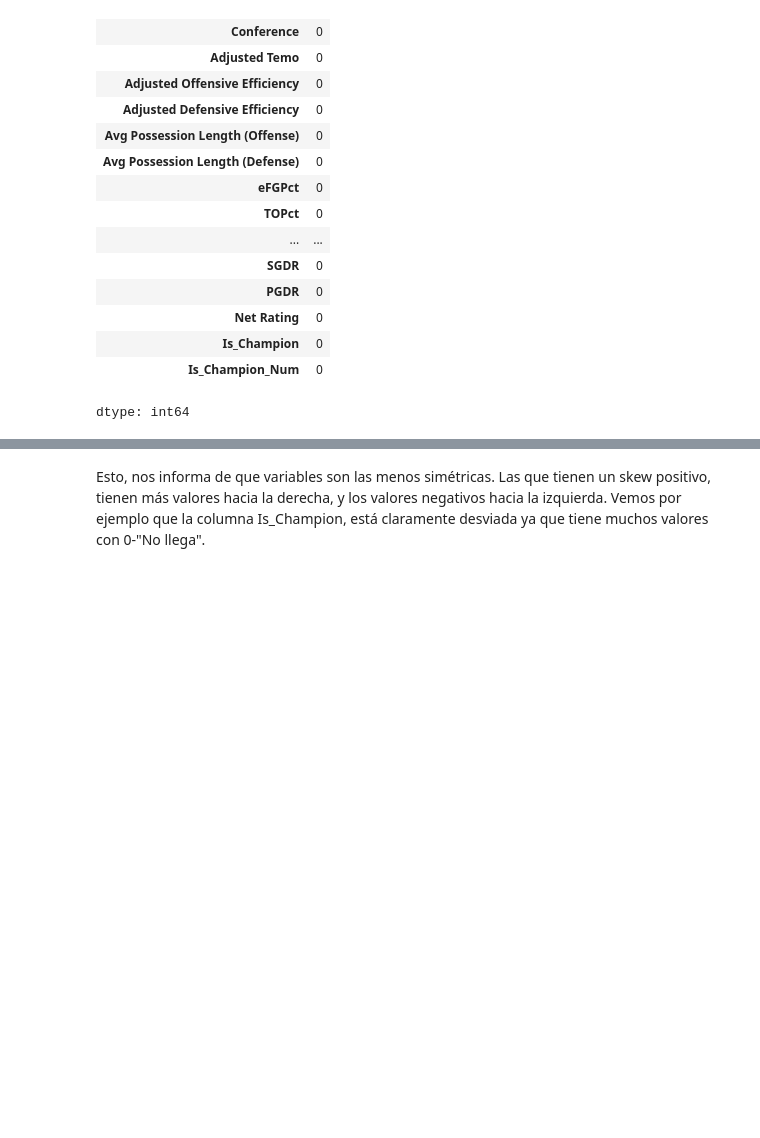
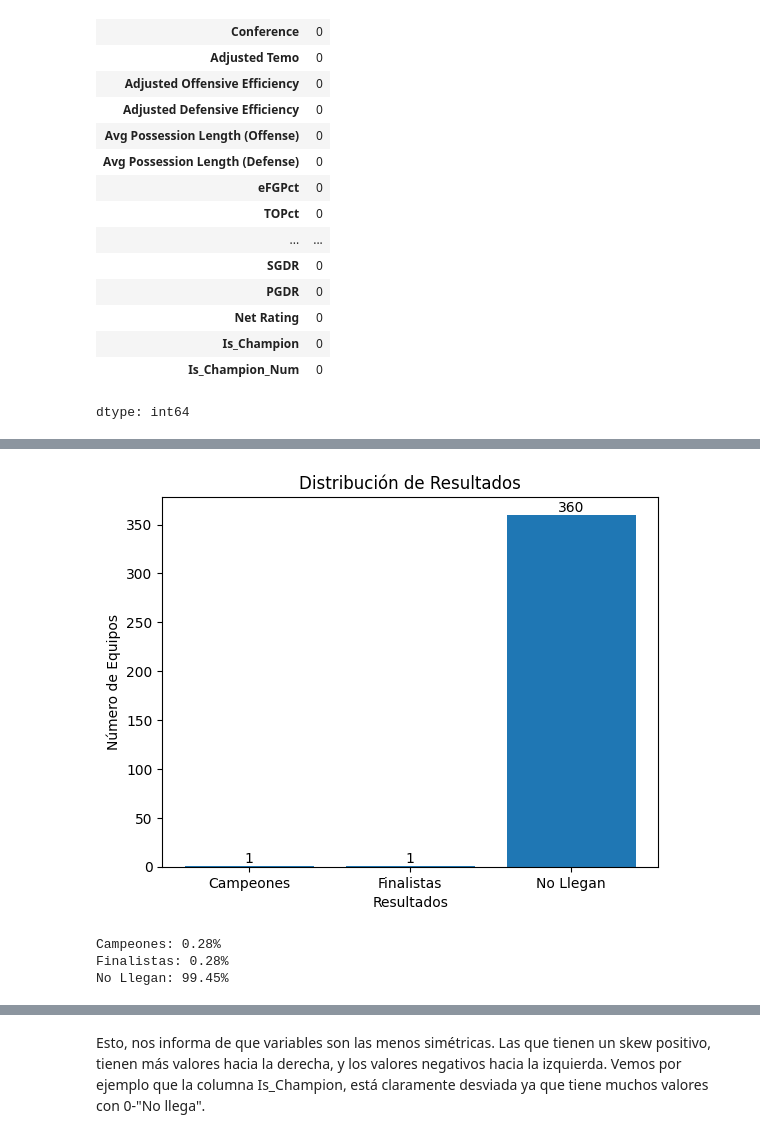
Before and after one commit to AlbertoVentura8/AnalisisDataset, a Jupyter notebook: MarchMad_Analisis.ipynb, the cells around one changed output, grey strips where cells are left out. Saved outputs shown, nothing was run; the diff lists cells and outputs as text; code cells hidden in the pictures; blank space fills up the shorter version.

```diff
--- a/MarchMad_Analisis.ipynb
+++ b/MarchMad_Analisis.ipynb
@@ -149,0 +260,43 @@ March_Madness_df.describe().transpose()
+# %%
+# Hacemos lo mismo solo para el 2024
+# Vamos a empezar con un gráfico donde se vea el % de campeones, de finalistas y de los que no llegan
+# Calcular el número total de equipos
+March_Madness_2024 = March_Madness_df[March_Madness_df['Season'] == 2024]
+total_equipos = len(March_Madness_2024)
+
+# Calcular el número de equipos con cada resultado
+campeones = (March_Madness_2024['Is_Champion'] == 'Si').sum()
+finalistas = (March_Madness_2024['Is_Champion'] == 'No').sum()
+no_llegan = (March_Madness_2024['Is_Champion'] == 'No Llega').sum()
+
+# Crear una lista con los resultados
+resultados = [campeones, finalistas, no_llegan]
+
+# Crear una lista de Categorias para las barras
+Categorias = ['Campeones', 'Finalistas', 'No Llegan']
+
+# Crear el gráfico de barras
+plt.bar(Categorias, resultados)
+
+#Mostrar el numero total de cada categoria en el grafico
+for i, v in enumerate(resultados):
+    plt.text(i, v, str(v), ha='center', va='bottom')
+
+# Configurar el título y las Categorias de los ejes
+plt.title('Distribución de Resultados')
+plt.xlabel('Resultados')
+plt.ylabel('Número de Equipos')
+
+# Mostrar el gráfico
+plt.show()
+
+
+# Mostrar el % que supone
+print(f"Campeones: {campeones / total_equipos * 100:.2f}%")
+print(f"Finalistas: {finalistas / total_equipos * 100:.2f}%")
+print(f"No Llegan: {no_llegan / total_equipos * 100:.2f}%")
+# %% [output]
+[figure, added]
+Campeones: 0.28%
+Finalistas: 0.28%
+No Llegan: 99.45%
```
Also changed, not shown: parts of 46 cells of this notebook.
